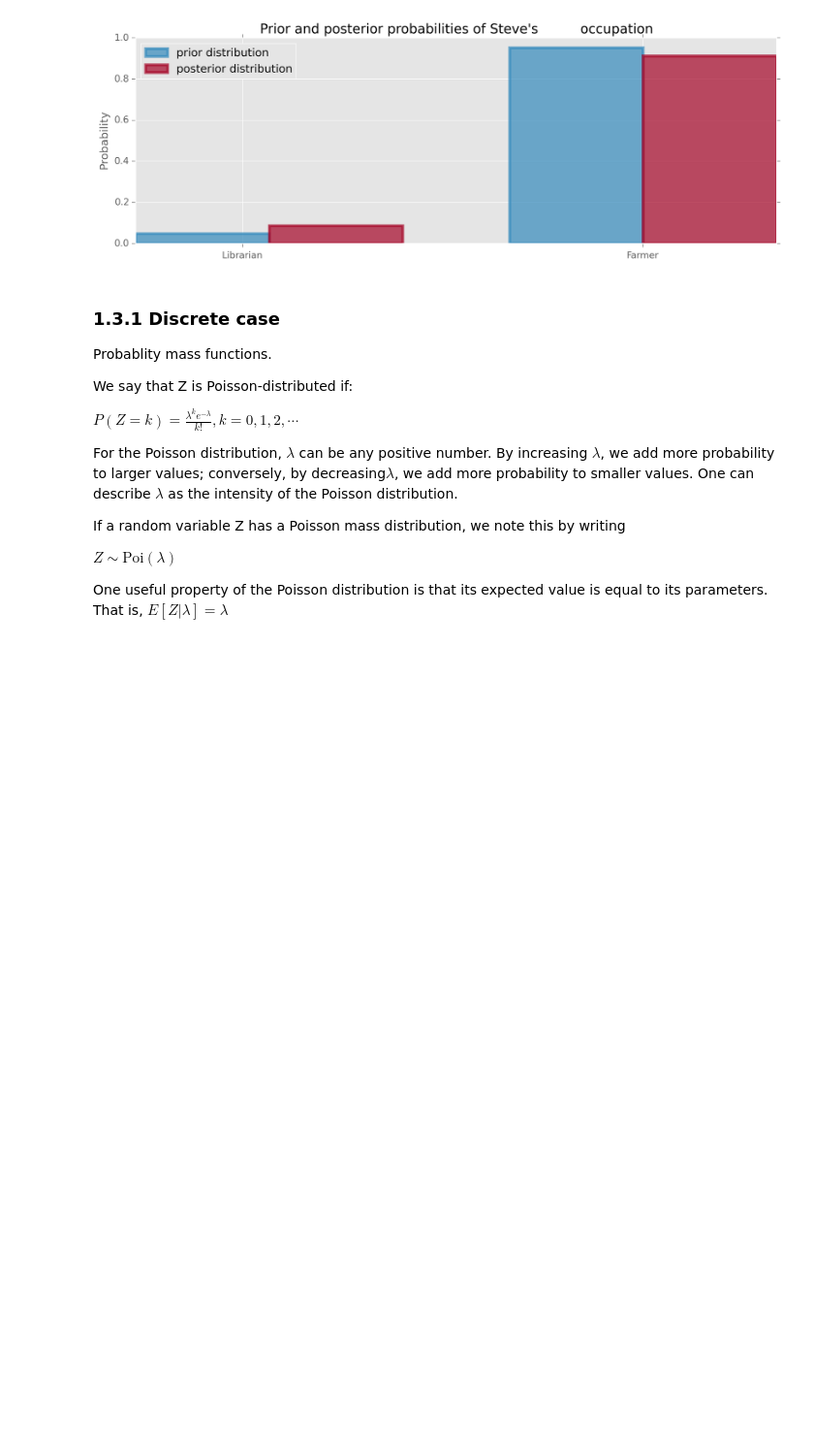
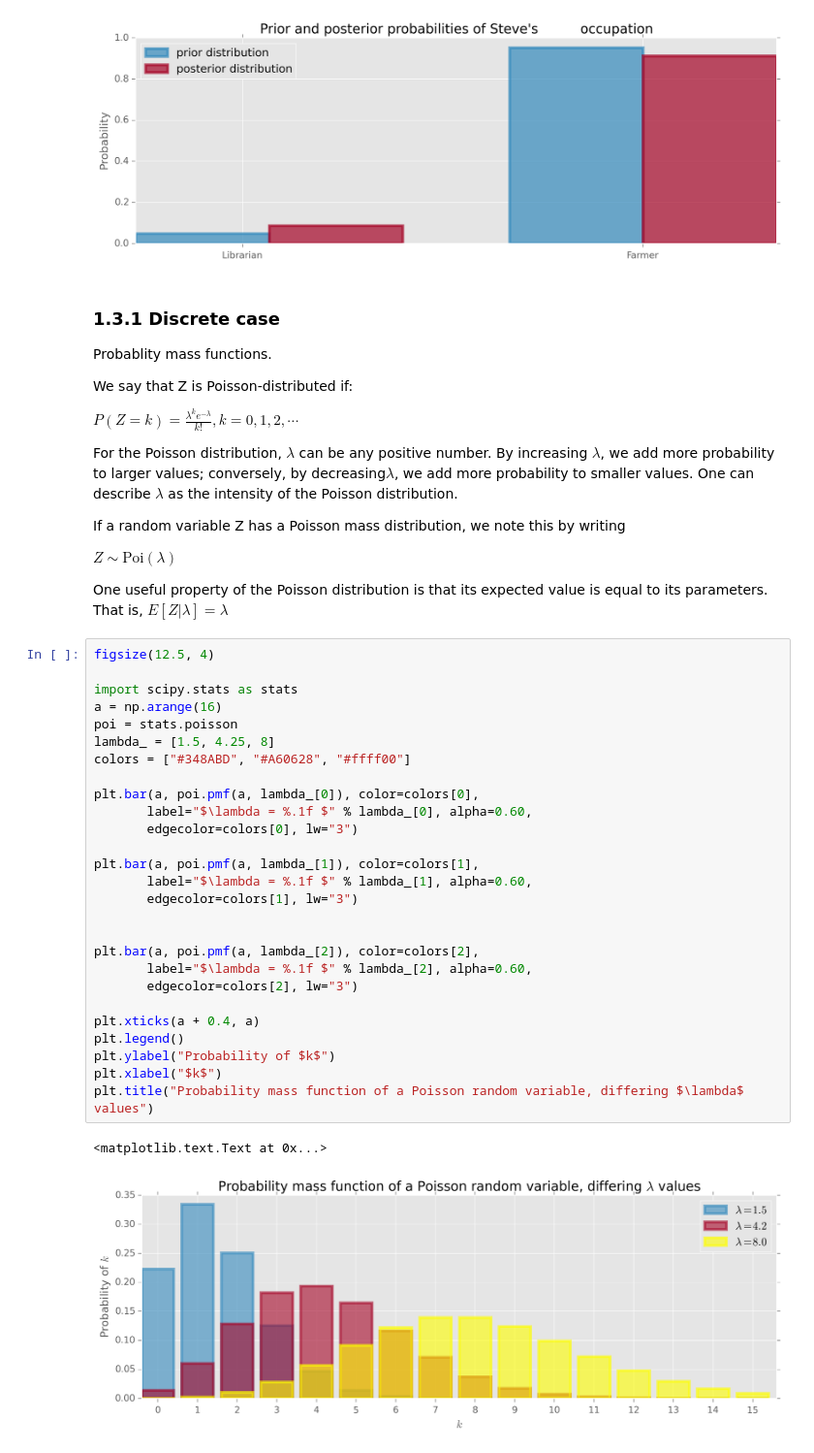
Before and after one commit to doolingdavid/Probabilistic-Programming-and-Bayesian-Methods-for-Hackers, a Jupyter notebook: Chapter1_Introduction/chapter1notes.ipynb, the cells around one changed output. Shown at 97% size. Drawn from its saved outputs; the diff is of its cells as text; blank space fills up the shorter version.

```diff
--- a/Chapter1_Introduction/chapter1notes.ipynb
+++ b/Chapter1_Introduction/chapter1notes.ipynb
@@ -66,3 +66,33 @@ One useful property of the Poisson distribution is that its expected value is eq
 $
 E[Z|\lambda] = \lambda
 $
+# %%
+figsize(12.5, 4)
+
+import scipy.stats as stats
+a = np.arange(16)
+poi = stats.poisson
+lambda_ = [1.5, 4.25, 8]
+colors = ["#348ABD", "#A60628", "#ffff00"]
+
+plt.bar(a, poi.pmf(a, lambda_[0]), color=colors[0],
+       label="$\lambda = %.1f $" % lambda_[0], alpha=0.60,
+       edgecolor=colors[0], lw="3")
+
+plt.bar(a, poi.pmf(a, lambda_[1]), color=colors[1],
+       label="$\lambda = %.1f $" % lambda_[1], alpha=0.60,
+       edgecolor=colors[1], lw="3")
+
+
+plt.bar(a, poi.pmf(a, lambda_[2]), color=colors[2],
+       label="$\lambda = %.1f $" % lambda_[2], alpha=0.60,
+       edgecolor=colors[2], lw="3")
+
+plt.xticks(a + 0.4, a)
+plt.legend()
+plt.ylabel("Probability of $k$")
+plt.xlabel("$k$")
+plt.title("Probability mass function of a Poisson random variable, differing $\lambda$ values")
+# %% [output]
+<matplotlib.text.Text at 0x...>
+[figure, added]
```
Also changed, not shown: parts of 2 cells of this notebook.
